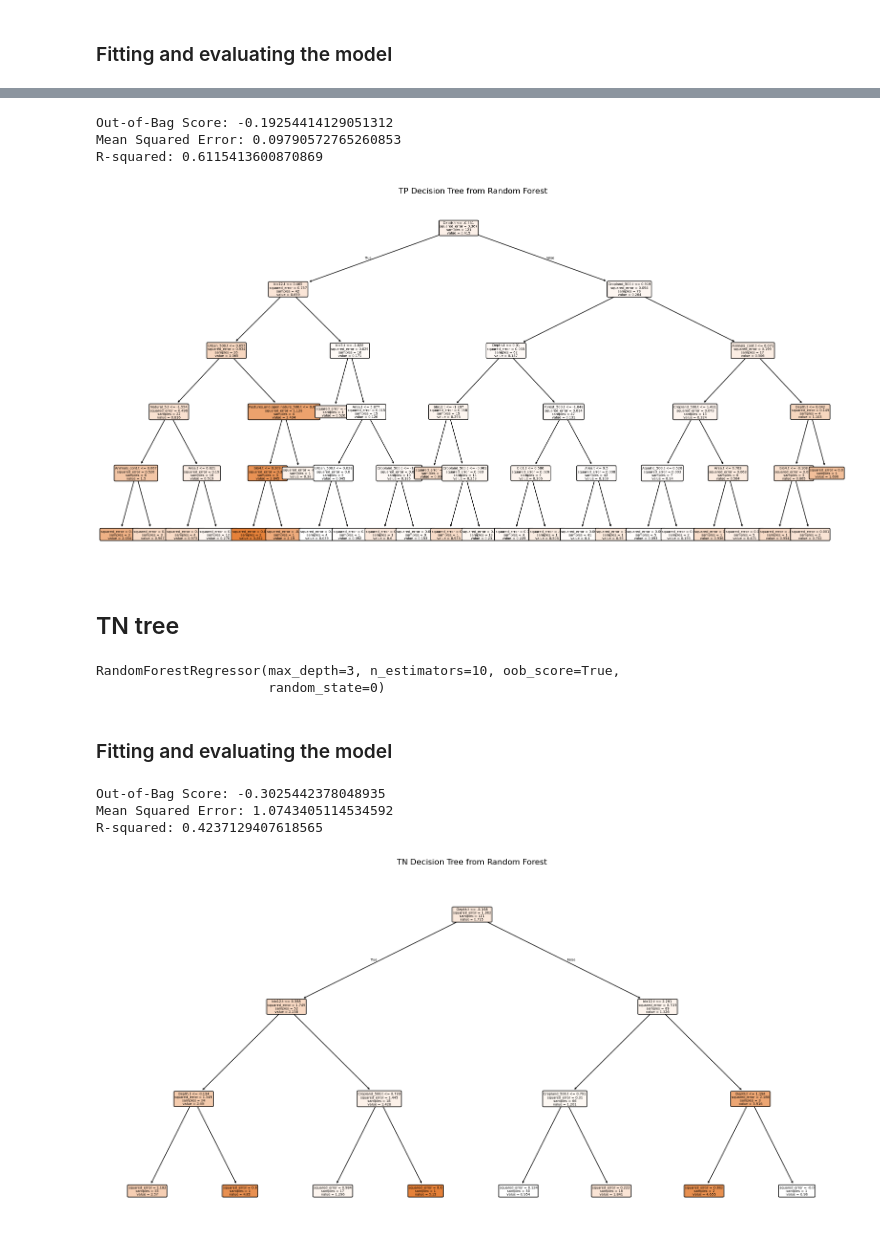
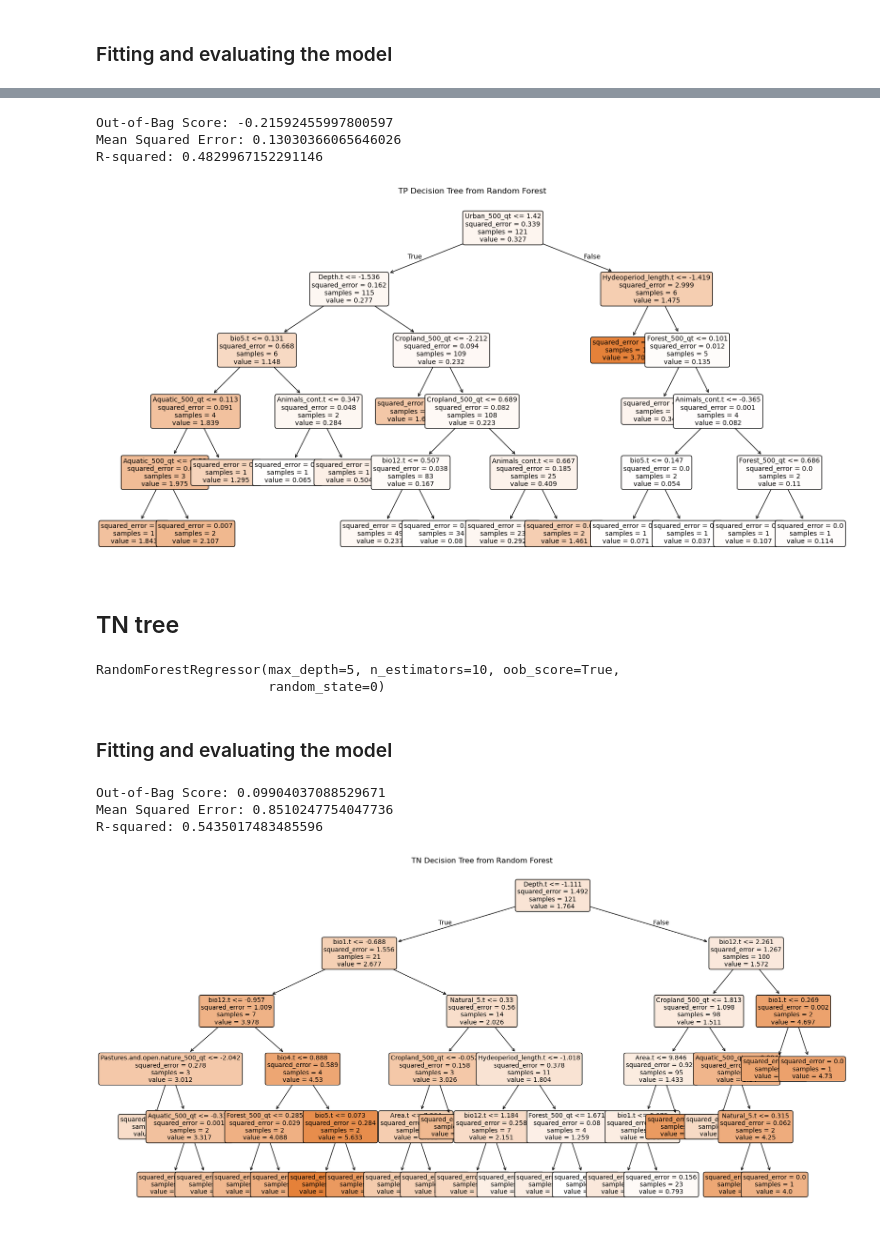
Before and after one commit to jingsday/ponderful_Scripts, a Jupyter notebook: ponderful_Scripts_random_forest/ponderful_Scripts_rf_regression_norm.ipynb, the cells around one changed output, grey strips where cells are left out. Drawn from its saved outputs; the diff is of its cells as text; code cells hidden in the pictures.

```diff
--- a/ponderful_Scripts_random_forest/ponderful_Scripts_rf_regression_norm.ipynb
+++ b/ponderful_Scripts_random_forest/ponderful_Scripts_rf_regression_norm.ipynb
@@ -216,7 +250,7 @@ R-squared: 0.5491594588833841
 # %%
 # Split the data into features (X) and target (y)
-X = Phy_Che_random_forest_df[['Area_qt', 'Depth_qt','bio1_qt', 'bio4_qt', 'bio5_qt','bio12_qt','Hydeoperiod_length_qt',
-       'Animals_cont_qt', 'Natural_5_qt','Aquatic_500_qt', 'Cropland_500_qt', 'Forest_500_qt',
+X = Phy_Che_random_forest_df[['Area.t', 'Depth.t','bio1.t', 'bio4.t', 'bio5.t','bio12.t','Hydeoperiod_length.t',
+       'Animals_cont.t', 'Natural_5.t','Aquatic_500_qt', 'Cropland_500_qt', 'Forest_500_qt',
        'Pastures.and.open.nature_500_qt','Urban_500_qt']]
 
 y = Phy_Che_random_forest_df['TP']
@@ -253,20 +287,20 @@ tree_to_plot = regressor.estimators_[0]
 
 # Plot the decision tree
 plt.figure(figsize=(20, 10))
-plot_tree(tree_to_plot, feature_names=X.columns_qtolist(), filled=True, rounded=True, fontsize=5)
-plt_qtitle("TP Decision Tree from Random Forest")
+plot_tree(tree_to_plot, feature_names=X.columns.tolist(), filled=True, rounded=True, fontsize=10)
+plt.title("TP Decision Tree from Random Forest")
 plt.show()
 # %% [output]
-Out-of-Bag Score: -0.19254414129051312
-Mean Squared Error: 0.09790572765260853
-R-squared: 0.6115413600870869
+Out-of-Bag Score: -0.21592455997800597
+Mean Squared Error: 0.13030366065646026
+R-squared: 0.4829967152291146
-[figure, old version]
+[figure, new version]
 # %% [markdown]
 ## TN tree
 # %%
 # Split the data into features (X) and target (y)
-X = Phy_Che_random_forest_df[['Area_qt', 'Depth_qt','bio1_qt', 'bio4_qt', 'bio5_qt','bio12_qt','Hydeoperiod_length_qt',
-       'Animals_cont_qt', 'Natural_5_qt','Aquatic_500_qt', 'Cropland_500_qt', 'Forest_500_qt',
+X = Phy_Che_random_forest_df[['Area.t', 'Depth.t','bio1.t', 'bio4.t', 'bio5.t','bio12.t','Hydeoperiod_length.t',
+       'Animals_cont.t', 'Natural_5.t','Aquatic_500_qt', 'Cropland_500_qt', 'Forest_500_qt',
        'Pastures.and.open.nature_500_qt','Urban_500_qt']]
 
 y = Phy_Che_random_forest_df['TN']
@@ -274,10 +308,9 @@ y = Phy_Che_random_forest_df['TN']
 # Split the data into training and test sets
 X_train, X_test, y_train, y_test = train_test_split(X, y, test_size=0.2)
 # %%
-
 regressor.fit(X_train, y_train)
 # %% [output]
-RandomForestRegressor(max_depth=3, n_estimators=10, oob_score=True,
+RandomForestRegressor(max_depth=5, n_estimators=10, oob_score=True,
                       random_state=0)
 # %% [markdown]
 ### Fitting and evaluating the model
@@ -297,21 +330,21 @@ print(f'Mean Squared Error: {mse}')
 r2 = r2_score(y, predictions)
 print(f'R-squared: {r2}')
 # %% [output]
-Out-of-Bag Score: -0.3025442378048935
-Mean Squared Error: 1.0743405114534592
-R-squared: 0.4237129407618565
+Out-of-Bag Score: 0.09904037088529671
+Mean Squared Error: 0.8510247754047736
+R-squared: 0.5435017483485596
 # %%
 
 # Assuming regressor is your trained Random Forest model
 # Pick one tree from the forest, e.g., the first tree (index 0)
 tree_to_plot = regressor.estimators_[0]
 
 # Plot the decision tree
 plt.figure(figsize=(20, 10))
-plot_tree(tree_to_plot, feature_names=X.columns_qtolist(), filled=True, rounded=True, fontsize=5)
-plt_qtitle("TN Decision Tree from Random Forest")
+plot_tree(tree_to_plot, feature_names=X.columns.tolist(), filled=True, rounded=True, fontsize=10)
+plt.title("TN Decision Tree from Random Forest")
 plt.show()
 # %% [output]
-[figure, old version]
+[figure, new version]
 # %%
 # Split the data into features (X) and target (y)
```
Also changed, not shown: parts of 19 cells of this notebook, 2 other files.
